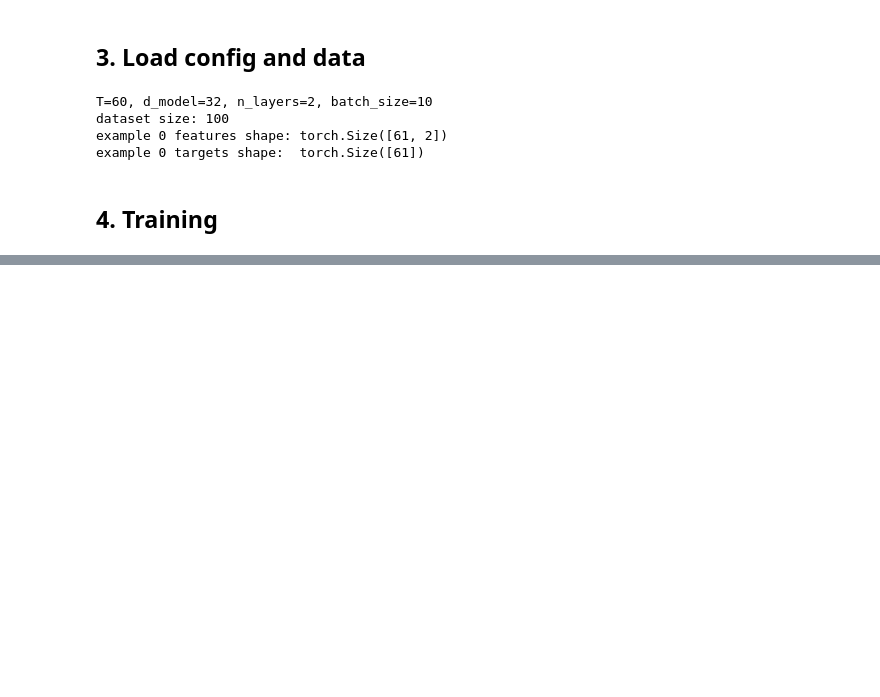
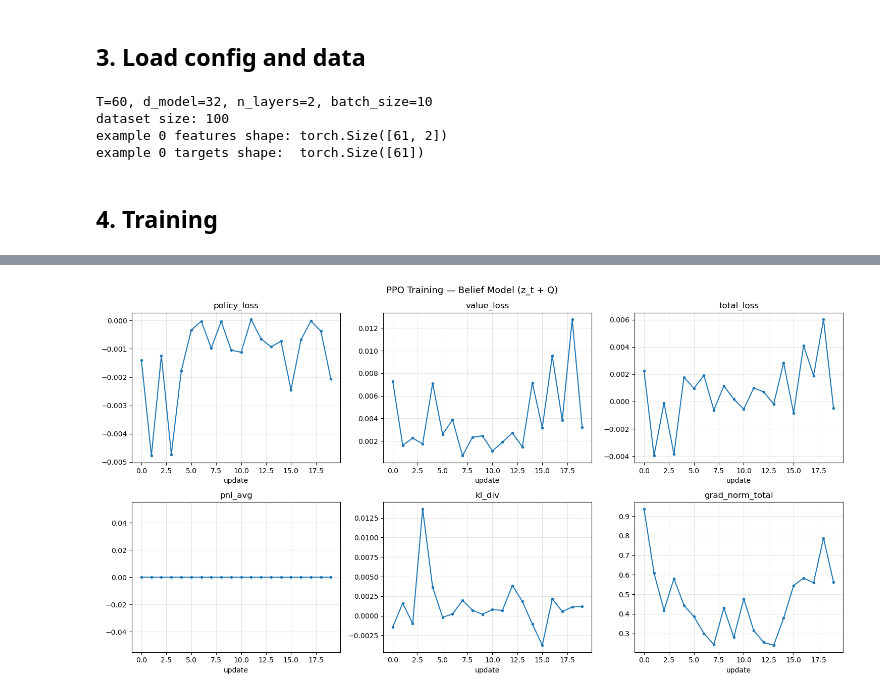
Before and after one commit to tomiadewusi/deep-belief-betting, a Jupyter notebook: notebooks/model_notebook.ipynb, the cells around one changed output, grey strips where cells are left out. Drawn from its saved outputs; the diff is of its cells as text; code cells hidden in the pictures; blank space fills up the shorter version.

```diff
--- a/notebooks/model_notebook.ipynb
+++ b/notebooks/model_notebook.ipynb
@@ -193,0 +245,11 @@ plt.show()
+# %%
+import io, contextlib, json, tempfile
+from pathlib import Path
+
+ck_path = PROJECT_ROOT / cfg.checkpoint_path
+assert ck_path.exists(), f"Checkpoint not found at {ck_path} — re-run section 4 first."
+
+print(f"belief checkpoint  → {ck_path}")
+print(f"belief_dim (d_z)   = {cfg.d_z}")
+print(f"world config       → default.yaml  (belief_features.enabled=true, include_belief_q=true)")
+print(f"obs grows by         {cfg.d_z} (z_t) + 1 (Q) dims vs no-belief baseline")
@@ -193,0 +316,27 @@ plt.show()
+# %%
+from tensorboard.backend.event_processing.event_accumulator import EventAccumulator
+
+ea = EventAccumulator(str(run_dir / "tb"))
+ea.Reload()
+
+keys = ["metrics/policy_loss", "metrics/value_loss", "metrics/total_loss",
+        "metrics/pnl_avg", "metrics/kl_div", "metrics/grad_norm_total"]
+
+fig, axes = plt.subplots(2, 3, figsize=(15, 8))
+axes = axes.flatten()
+
+for ax, key in zip(axes, keys):
+    if key in ea.Tags()["scalars"]:
+        events = ea.Scalars(key)
+        steps  = [e.step for e in events]
+        vals   = [e.value for e in events]
+        ax.plot(steps, vals, marker="o", markersize=3)
+    ax.set_title(key.split("/")[-1])
+    ax.set_xlabel("update")
+    ax.grid(True, alpha=0.3)
+
+plt.suptitle("PPO Training — Belief Model (z_t + Q)", fontsize=13)
+plt.tight_layout()
+plt.show()
+# %% [output]
+[figure, added]
```
Also changed, not shown: parts of 11 cells of this notebook, 11 other files.
